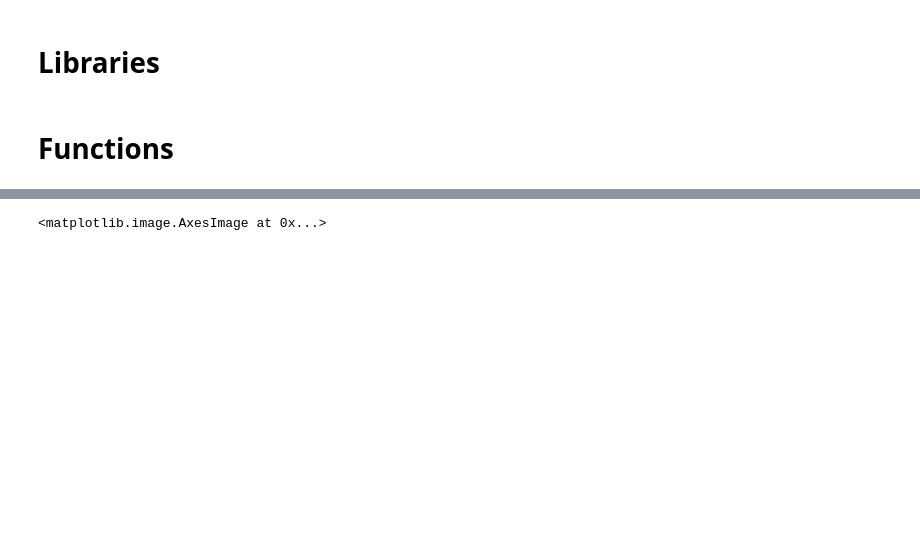
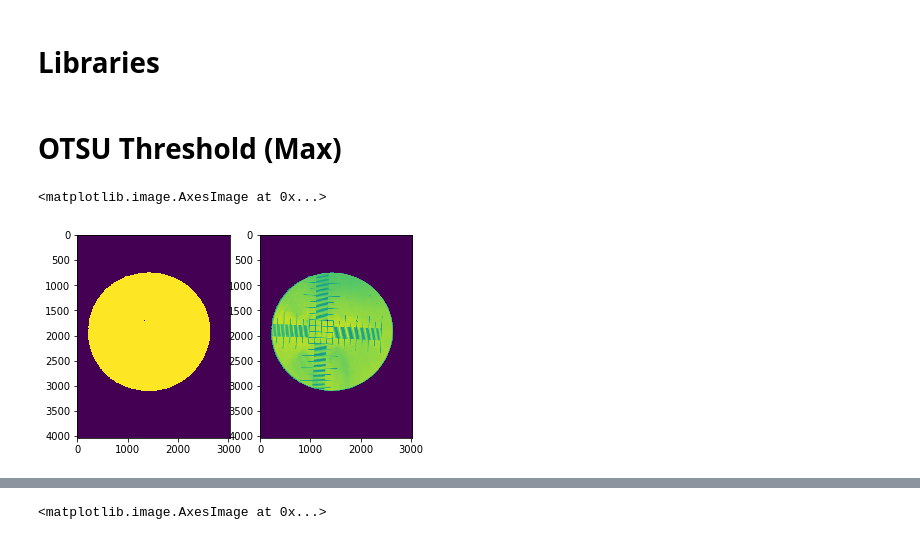
Before and after one commit to danielbarco/malatec, a Jupyter notebook: Notebooks/Circle detection.ipynb, the cells around one changed output, grey strips where cells are left out. Drawn from its saved outputs; the diff is of its cells as text; code cells hidden in the pictures; blank space fills up the shorter version.

Commit message:
otsu thresholding with crop

```diff
--- a/Notebooks/Circle detection.ipynb
+++ b/Notebooks/Circle detection.ipynb
@@ -8,2 +19,16 @@ import imutils
-# %% [markdown]
-# Functions
+# %% [markdown]
+# OTSU Threshold (Max)
+# %%
+img = imageio.imread('Images/IMG_1716.JPG')
+img_gray = rgb2gray(img)
+
+th = threshold_otsu(img_gray)
+
+fig, ax = plt.subplots(1, 2)
+
+fg = img_gray>th
+ax[0].imshow(fg)
+ax[1].imshow(img_gray*fg)
+# %% [output]
+<matplotlib.image.AxesImage at 0x...>
+[figure, added]
```
Also changed, not shown: parts of 15 cells of this notebook.
